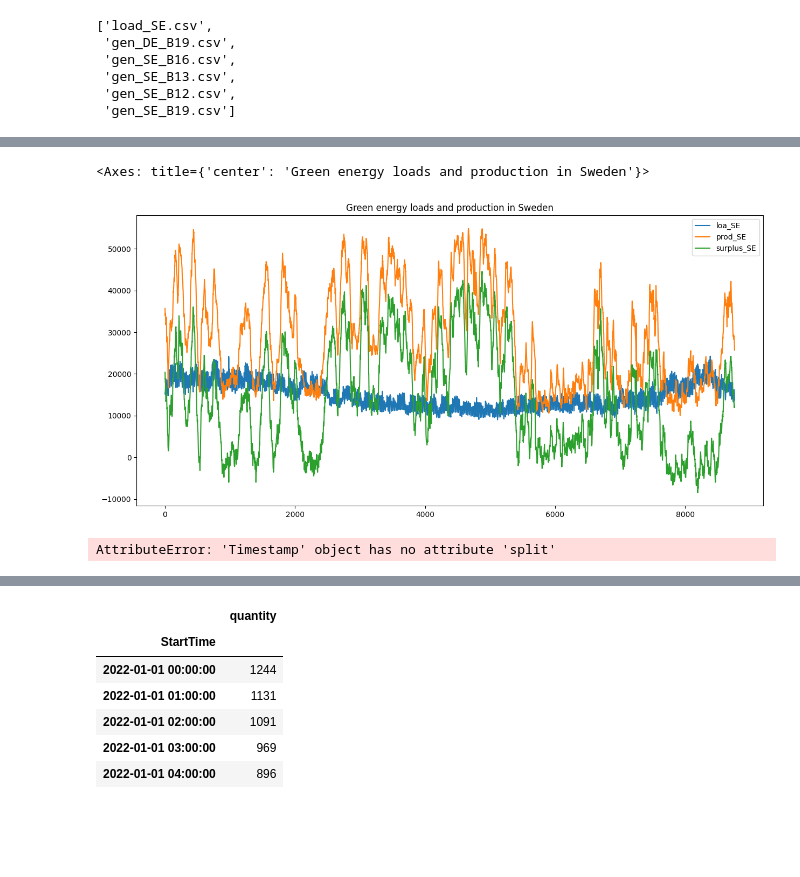
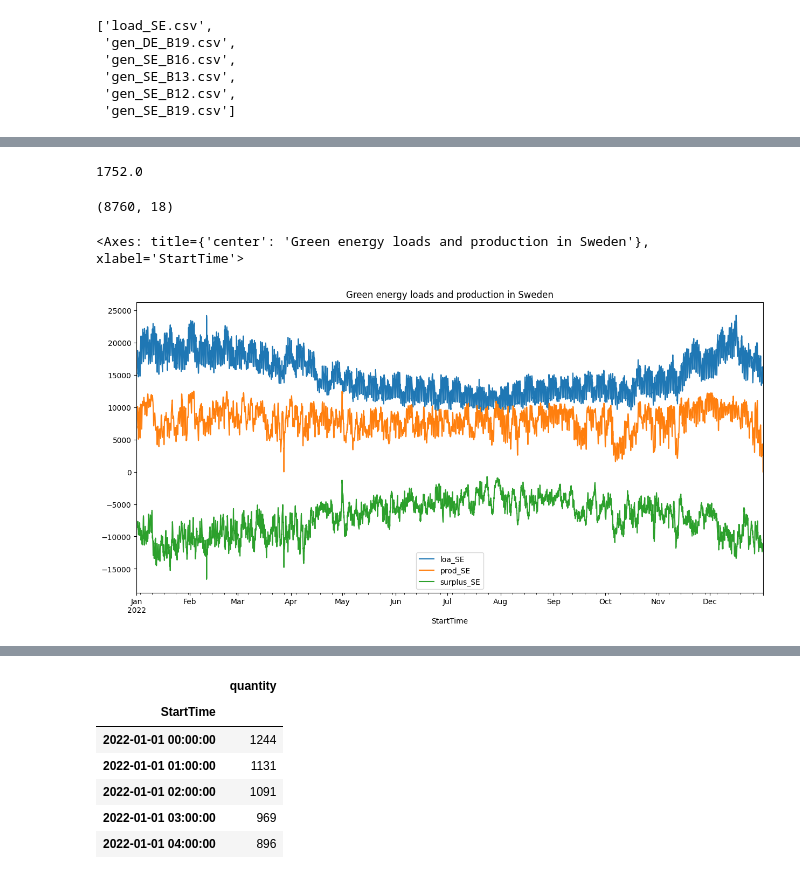
Before and after one commit to EvansVan/Zeros2Heros, a Jupyter notebook: src/cleanest.ipynb, the cells around one changed output, grey strips where cells are left out. Drawn from its saved outputs; the diff is of its cells as text; code cells hidden in the pictures; blank space fills up the shorter version.

```diff
--- a/src/cleanest.ipynb
+++ b/src/cleanest.ipynb
@@ -77,5 +72,0 @@ dtype: int64
-# %%
-#drop gen_SE_B13
-limbo.drop('gen_SE_B13', axis=1, inplace=True)
-#check if nas are present in the same row
-limbo[limbo.isna().any(axis=1)]
@@ -84,3 +72,0 @@ KeyError: "['gen_SE_B13'] not found in axis"
-# %%
-limbo = limbo.drop(8759)
-limbo.isna().sum()
@@ -97,0 +91,9 @@ limbo.head()
+# %%
+# interpolate to guesstimate any missing data
+#limbo_interpol = limbo.interpolate(method='linear', limit_direction='both')
+#limbo_interpol.isna().sum().max() == 0
+# 603.0 got impited for UK data
+#limbo_interpol['loa_UK'].tail(3)
+
+# or impute 0
+limbo_interpol = limbo.fillna(0)
@@ -98,32 +103,40 @@ limbo.head()
+# %%
+coun_dict = {
+    'SP': 0,  # Spain
+    'UK': 1,  # United Kingdom
+    'DE': 2,  # Germany
+    'DK': 3,  # Denmark
+    'HU': 5,  # Hungary
+    'SE': 4,  # Sweden
+    'IT': 6,  # Italy
+    'PO': 7,  # Poland
+    'NL': 8   # Netherlands
+}
+
+limbo_slim = pd.DataFrame(index=limbo.index)
+for key in coun_dict:
+    # create empty column tot_ + key
+    limbo_slim[f'tot_{key}'] = 0
+
+for key in coun_dict:
+    # for each column in limbo that starts with 'gen'
+    for col in [c for c in limbo_interpol.columns if c.startswith('gen')]:
+        if key in col:
+            limbo_slim[f'tot_{key}'] += limbo_interpol[col]
+# %%
+print(365*24*0.2)
+limbo.shape
+# %% [output]
+1752.0
+(8760, 18)
 # %%
 # sum all the columns that start with 'gen'
-limbo['prod_SE'] = limbo.filter(regex='gen').sum(axis=1)
+limbo['prod_SE'] = limbo_slim.tot_SE
 
 # calculate loa_SE minus all other variables sum
 limbo['surplus_SE'] = limbo['prod_SE'] - limbo['loa_SE']
 #plot all the data
 limbo[['loa_SE', 'prod_SE', 'surplus_SE']].plot(subplots=False, figsize=(15,7), title='Green energy loads and production in Sweden')
 # %% [output]
-<Axes: title={'center': 'Green energy loads and production in Sweden'}>
+<Axes: title={'center': 'Green energy loads and production in Sweden'}, xlabel='StartTime'>
-[figure, old version]
+[figure, new version]
-# %%
-germ_data = germ_data[['quantity','StartTime']]
-
-# Apply the split operation to the 'StartTime' column
-germ_data['StartTime'] = germ_data['StartTime'].apply(lambda s: s.split('+')[0])
-
-# Apply the split operation to the 'EndTime' column
-germ_data['EndTime'] = germ_data['EndTime'].apply(lambda s: s.split('+')[0])
-
-# Define your transformation function
-def transform(x):
-    # Your transformation logic here
-    return pd.to_datetime(x)
-# Apply the transformation to the 'StartTime' column
-germ_data['StartTime'] = germ_data['StartTime'].apply(transform)
-germ_data['EndTime'] = germ_data['EndTime'].apply(transform)
-germ_data.drop(0,inplace=True)
-
-germ_data.info()
-# %% [output]
-AttributeError: 'Timestamp' object has no attribute 'split'
```
Also changed, not shown: parts of 20 cells of this notebook, 6 other files.
